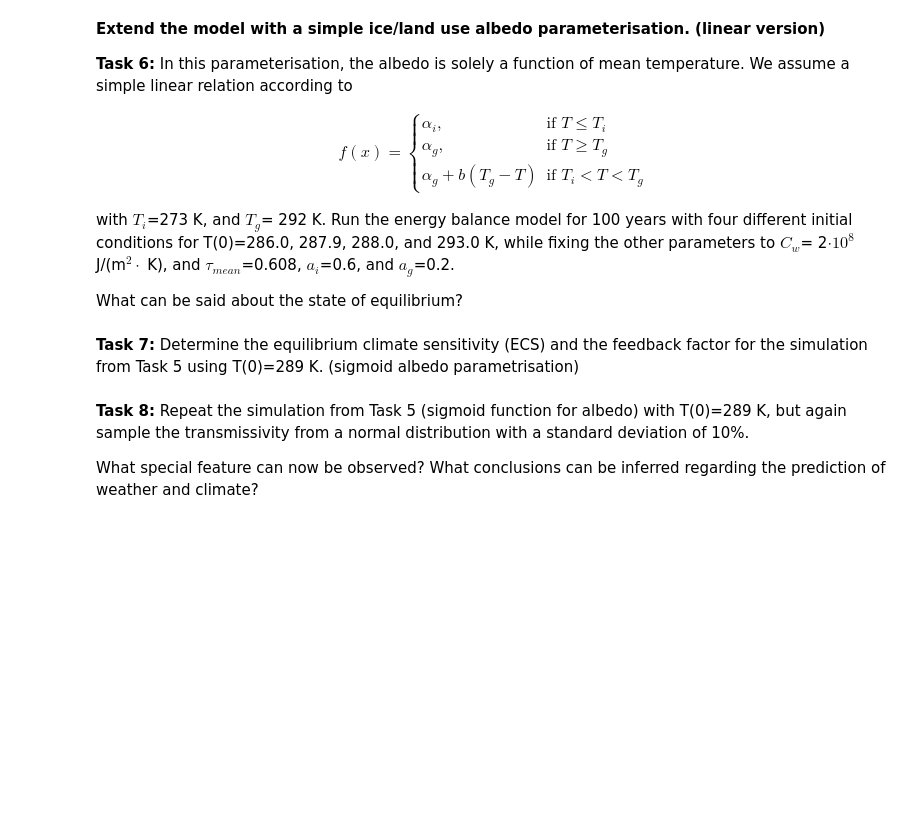
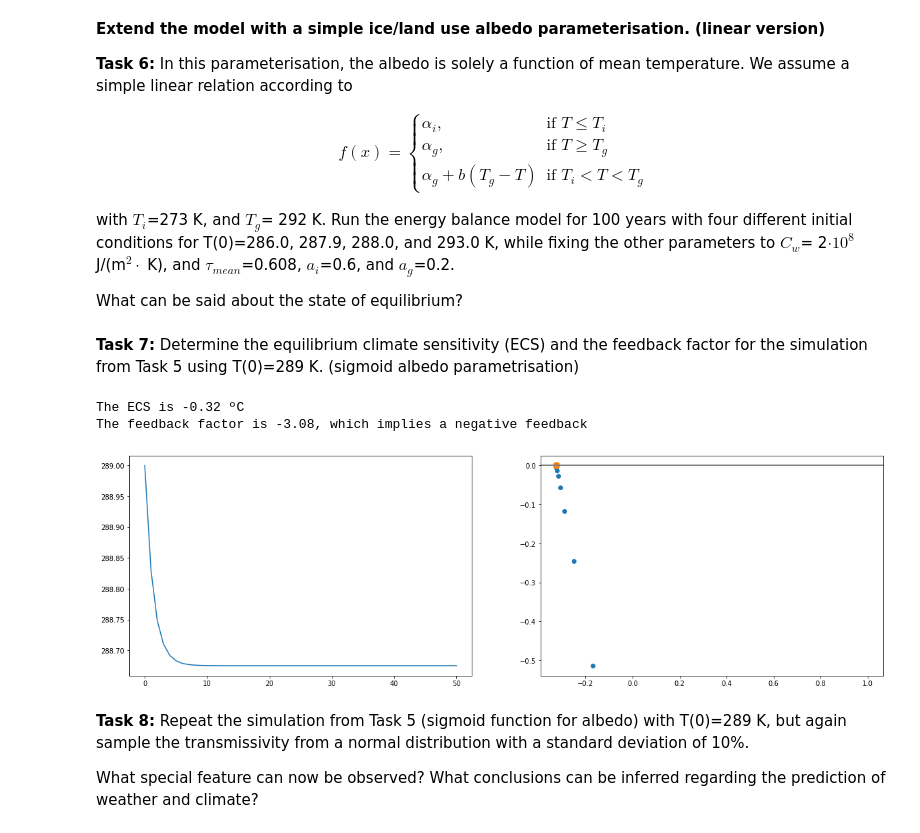
Before and after one commit to sauterto/climate_modelling, a Jupyter notebook: _sources/docs/nb_nonlinearity.ipynb, the cells around one changed output. Drawn from its saved outputs; the diff is of its cells as text; code cells hidden in the pictures; blank space fills up the shorter version.

```diff
--- a/_sources/docs/nb_nonlinearity.ipynb
+++ b/_sources/docs/nb_nonlinearity.ipynb
@@ -60,25 +60,23 @@ import numpy as np
 import matplotlib.pyplot as plt
 
 
+# Import some modules which are used in the function
+import random         # Module to generate random number
+import numpy as np    # Numpy
+
 def OLR(T, tau):
     """ Stefan-Boltzmann law """
-    # Write your code here
-    pass
+    sigma = 5.67e-8              # Stefan-Boltzmann constant
+    return tau * sigma * T**4    # Return the OLR calculated by the Stefan-Boltzmann law
 
 def ASR(Q, alpha):
     """ Absorbed shortwave radiation """
-    # Write your code here
-    pass
+    return (1-alpha) * Q         # Return the ASR, with the albedo value alpha
 
 
 def step_forward(Q, T, Cw, alpha, tau, dt):
-    # Write your code here
-    pass
-
-
-def ebm_stochastic(T0, Q=341.3, Cw=10e8, alpha=0.3, tau=0.64, years=100):
-    # Write your code here
-    pass
+    # Return the updated T-value (time-dependent EBM)
+    return T + dt / Cw * ( ASR(Q, alpha) - OLR(T, tau) )
 # %%
 # Plot the results
 # %% [markdown]
@@ -148,5 +181,33 @@ def ebm_ice_albedo_stochastic_ECS(T0, Q=341.3, Cw=10e8, alpha=0.3, tau=0.64, yea
 # %%
 # Run the simulations and plot the results
+yrs, Ts, dT, netQ = ebm_ice_albedo_stochastic_ECS(289, Q=342, Cw=2*10**8, \
+                                                     alpha=0.30, tau=0.608, years=50)
+# Create subplots
+fig, (ax1, ax2) = plt.subplots(1,2,figsize=(20,6))
+
+# Temperature time series
+ax1.plot(yrs, Ts)
+
+# Create a scatter plot: temperature change vs. net radiation flux
+ax2.scatter(dT[1:], netQ[1:])
+
+# Fit a regression line to the scatter plot
+m, b = np.polyfit(dT[1:], netQ[1:],1)
+
+# Add regression line to scatter plot
+x = np.arange(0,np.max(dT),0.1)
+ax2.plot(x, m*x+b)
+ax2.axline((0,0),(1,0), linewidth=2, color='gray')
+ax2.scatter(-b/m,0, s=90)
+
+
+# Calculate the ECS from the regression line and print the result
+print('The ECS is {:.2f} ºC'.format(-b/m))
+print('The feedback factor is {:.2f}, which implies a negative feedback'.format(-m/b))
+# %% [output]
+The ECS is -0.32 ºC
+The feedback factor is -3.08, which implies a negative feedback
+[figure, added]
 # %% [markdown]
 **Task 8:** Repeat the simulation from Task 5 (sigmoid function for albedo) with T(0)=289 K, but again sample the transmissivity from a normal distribution with a standard deviation of 10%.
 
```
Also changed, not shown: parts of 3 cells of this notebook, 54 other files.
